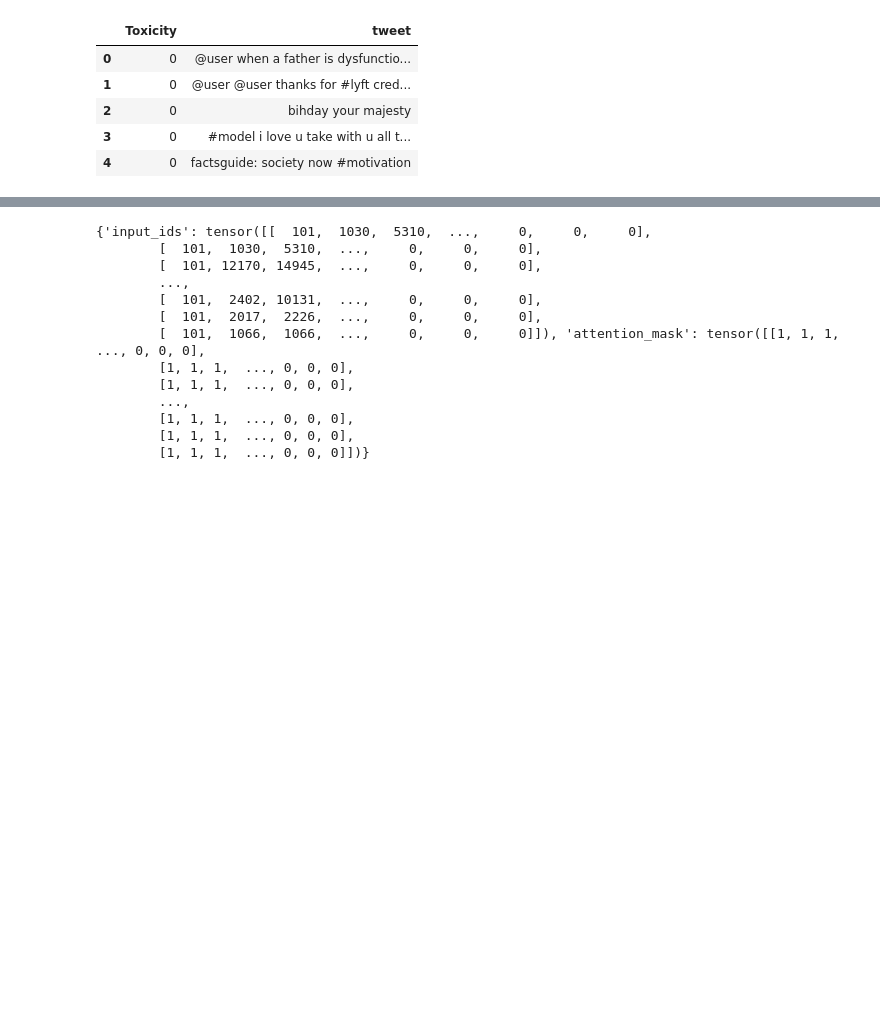
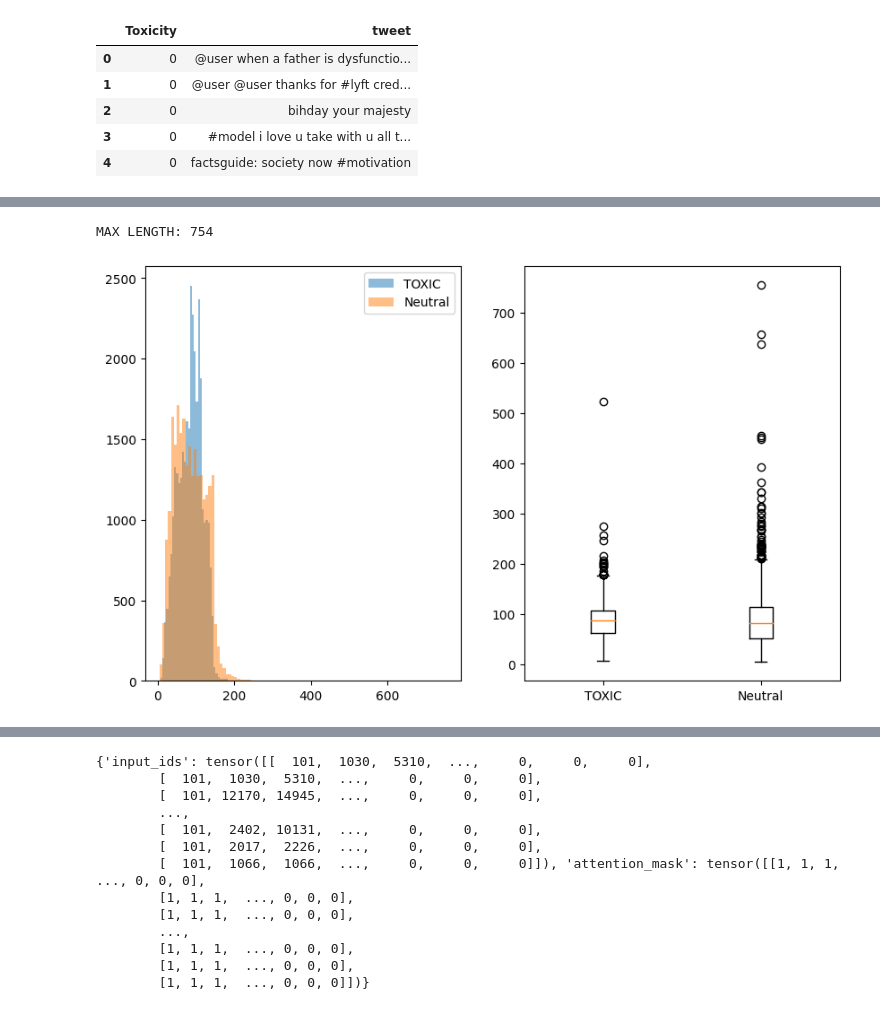
Before and after one commit to omid-sar/Interview-Preparation, a Jupyter notebook: ML_interview/ML_int_twitter_toxic.ipynb, the cells around one changed output, grey strips where cells are left out. Saved outputs shown, nothing was run; the diff lists cells and outputs as text; code cells hidden in the pictures; blank space fills up the shorter version.

```diff
--- a/ML_interview/ML_int_twitter_toxic.ipynb
+++ b/ML_interview/ML_int_twitter_toxic.ipynb
@@ -46 +46,22 @@ become digital marketing and funding ceified#microsoft #ceificate #study #studyi
+# %%
+import matplotlib.pyplot as plt
+
+df = df_org.copy()
+
+df["tweet_len"] = [len(seq) for seq in df_org["tweet"]]
+toxic_len = df[df["Toxicity"] == 0]["tweet_len"]
+norm_len = df[df["Toxicity"] == 1]["tweet_len"]
+
+print("MAX LENGTH:" ,max(df["tweet_len"]))
+
+fig , (ax1, ax2) = plt.subplots(1, 2, figsize=(10,6))
+ax1.hist(toxic_len, bins=100, alpha=0.5, label="TOXIC")
+ax1.hist(norm_len, bins=100, alpha=0.5, label="Neutral")
+ax1.legend()
+
+ax2.boxplot([toxic_len, norm_len], labels=["TOXIC", "Neutral"])
+plt.show()
+# %% [output]
+MAX LENGTH: 754
+[figure, added]
 # %%
```
Also changed, not shown: parts of 6 cells of this notebook.
